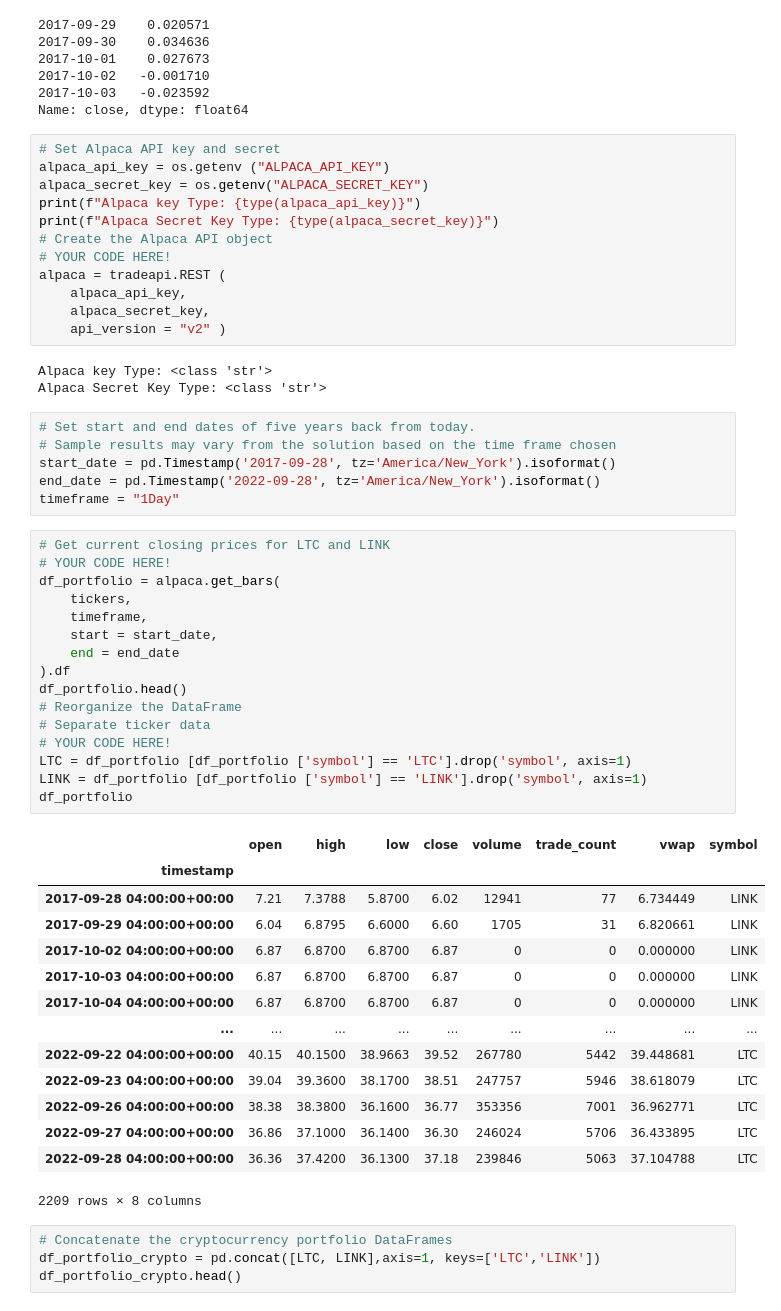
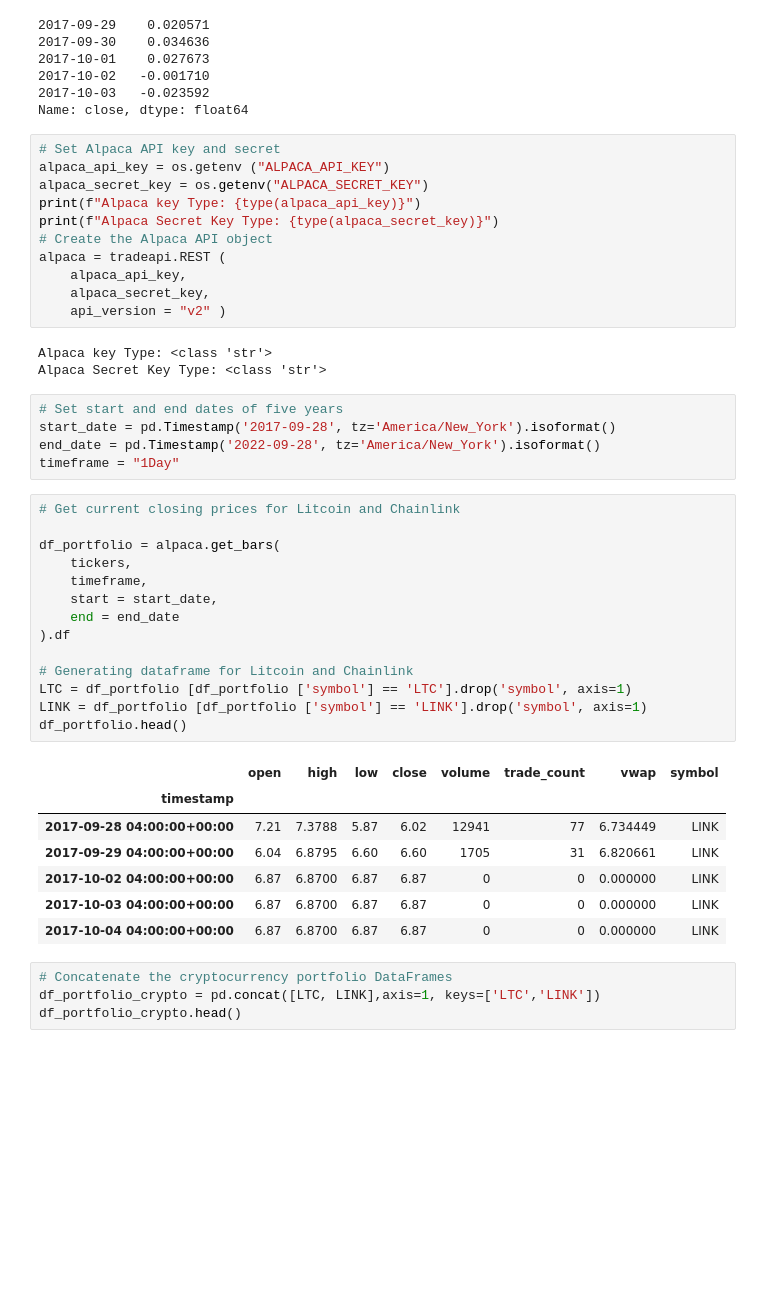
Before and after one commit to akane2518/Crypto-Tickers-Project-1, a Jupyter notebook: Crypto-Tickers-Project-C.ipynb, the cells around one changed output. Saved outputs shown, nothing was run; the diff lists cells and outputs as text; blank space fills up the shorter version.

```diff
--- a/Crypto-Tickers-Project-C.ipynb
+++ b/Crypto-Tickers-Project-C.ipynb
@@ -190,7 +166,6 @@ alpaca_secret_key = os.getenv("ALPACA_SECRET_KEY")
 print(f"Alpaca key Type: {type(alpaca_api_key)}")
 print(f"Alpaca Secret Key Type: {type(alpaca_secret_key)}")
 # Create the Alpaca API object
-# YOUR CODE HERE!
 alpaca = tradeapi.REST (
     alpaca_api_key,
     alpaca_secret_key,
@@ -199,42 +174,32 @@ alpaca = tradeapi.REST (
 Alpaca key Type: <class 'str'>
 Alpaca Secret Key Type: <class 'str'>
 # %%
-# Set start and end dates of five years back from today.
-# Sample results may vary from the solution based on the time frame chosen
+# Set start and end dates of five years
 start_date = pd.Timestamp('2017-09-28', tz='America/New_York').isoformat()
 end_date = pd.Timestamp('2022-09-28', tz='America/New_York').isoformat()
 timeframe = "1Day"
 # %%
-# Get current closing prices for LTC and LINK
-# YOUR CODE HERE!
+# Get current closing prices for Litcoin and Chainlink
+
 df_portfolio = alpaca.get_bars(
     tickers,
     timeframe,
     start = start_date,
     end = end_date
 ).df
-df_portfolio.head()
-# Reorganize the DataFrame
-# Separate ticker data
-# YOUR CODE HERE!
+
+# Generating dataframe for Litcoin and Chainlink
 LTC = df_portfolio [df_portfolio ['symbol'] == 'LTC'].drop('symbol', axis=1)
 LINK = df_portfolio [df_portfolio ['symbol'] == 'LINK'].drop('symbol', axis=1)
-df_portfolio
+df_portfolio.head()
 # %% [output]
 |  | open | high | low | close | volume | trade_count | vwap | symbol |
 | timestamp |  |  |  |  |  |  |  |  |
-| 2017-09-28 04:00:00+00:00 | 7.21 | 7.3788 | 5.8700 | 6.02 | 12941 | 77 | 6.734449 | LINK |
-| 2017-09-29 04:00:00+00:00 | 6.04 | 6.8795 | 6.6000 | 6.60 | 1705 | 31 | 6.820661 | LINK |
-| 2017-10-02 04:00:00+00:00 | 6.87 | 6.8700 | 6.8700 | 6.87 | 0 | 0 | 0.000000 | LINK |
-| 2017-10-03 04:00:00+00:00 | 6.87 | 6.8700 | 6.8700 | 6.87 | 0 | 0 | 0.000000 | LINK |
-| 2017-10-04 04:00:00+00:00 | 6.87 | 6.8700 | 6.8700 | 6.87 | 0 | 0 | 0.000000 | LINK |
-| ... | ... | ... | ... | ... | ... | ... | ... | ... |
-| 2022-09-22 04:00:00+00:00 | 40.15 | 40.1500 | 38.9663 | 39.52 | 267780 | 5442 | 39.448681 | LTC |
-| 2022-09-23 04:00:00+00:00 | 39.04 | 39.3600 | 38.1700 | 38.51 | 247757 | 5946 | 38.618079 | LTC |
-| 2022-09-26 04:00:00+00:00 | 38.38 | 38.3800 | 36.1600 | 36.77 | 353356 | 7001 | 36.962771 | LTC |
-| 2022-09-27 04:00:00+00:00 | 36.86 | 37.1000 | 36.1400 | 36.30 | 246024 | 5706 | 36.433895 | LTC |
-| 2022-09-28 04:00:00+00:00 | 36.36 | 37.4200 | 36.1300 | 37.18 | 239846 | 5063 | 37.104788 | LTC |
+| 2017-09-28 04:00:00+00:00 | 7.21 | 7.3788 | 5.87 | 6.02 | 12941 | 77 | 6.734449 | LINK |
+| 2017-09-29 04:00:00+00:00 | 6.04 | 6.8795 | 6.60 | 6.60 | 1705 | 31 | 6.820661 | LINK |
+| 2017-10-02 04:00:00+00:00 | 6.87 | 6.8700 | 6.87 | 6.87 | 0 | 0 | 0.000000 | LINK |
+| 2017-10-03 04:00:00+00:00 | 6.87 | 6.8700 | 6.87 | 6.87 | 0 | 0 | 0.000000 | LINK |
+| 2017-10-04 04:00:00+00:00 | 6.87 | 6.8700 | 6.87 | 6.87 | 0 | 0 | 0.000000 | LINK |
-2209 rows × 8 columns
 # %%
 # Concatenate the cryptocurrency portfolio DataFrames
 df_portfolio_crypto = pd.concat([LTC, LINK],axis=1, keys=['LTC','LINK'])
```
Also changed, not shown: parts of 82 cells of this notebook.
